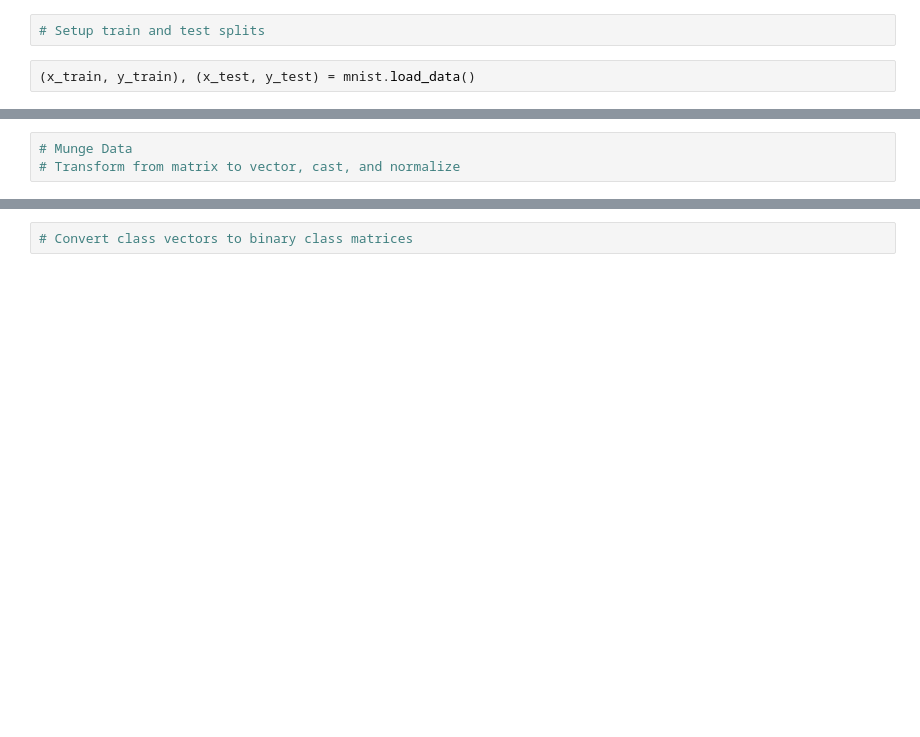
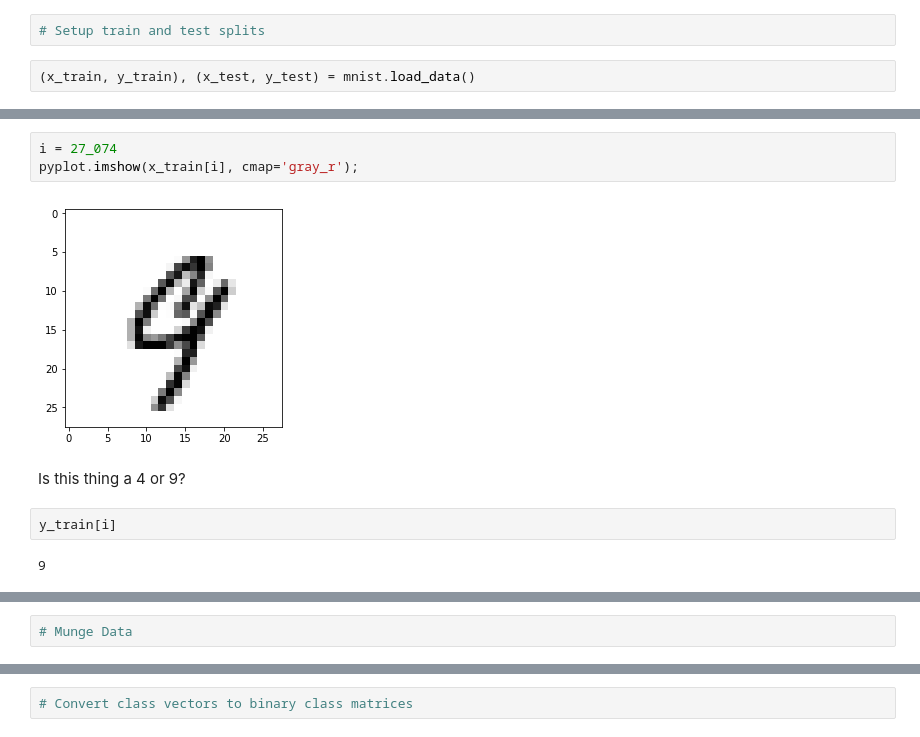
Before and after one commit to brianspiering/keras-intro, a Jupyter notebook: keras-intro.ipynb, the cells around one changed output, grey strips where cells are left out. Cells and saved outputs as stored; diff of their text form; blank space fills up the shorter version.

```diff
--- a/keras-intro.ipynb
+++ b/keras-intro.ipynb
@@ -136,3 +133,14 @@ pyplot.imshow(x_train[randint(0, x_train.shape[0])], cmap='gray_r');
+# %%
+i = 27_074
+pyplot.imshow(x_train[i], cmap='gray_r');
+# %% [output]
+[figure, added]
+# %% [markdown]
+Is this thing a 4 or 9?
+# %%
+y_train[i]
+# %% [output]
+9
 # %% [markdown]
 Munge data
 -----
@@ -140,7 +148,6 @@ Munge data
 <center><img src="images/mnist_keras.png" width="75%"/></center>
 
 Convert image matrix into vector to feed into first layer
-# %%
-# Munge Data
-# Transform from matrix to vector, cast, and normalize
+# %%
+# Munge Data
 # %%
```
Also changed, not shown: parts of 37 cells of this notebook, 2 other files.
